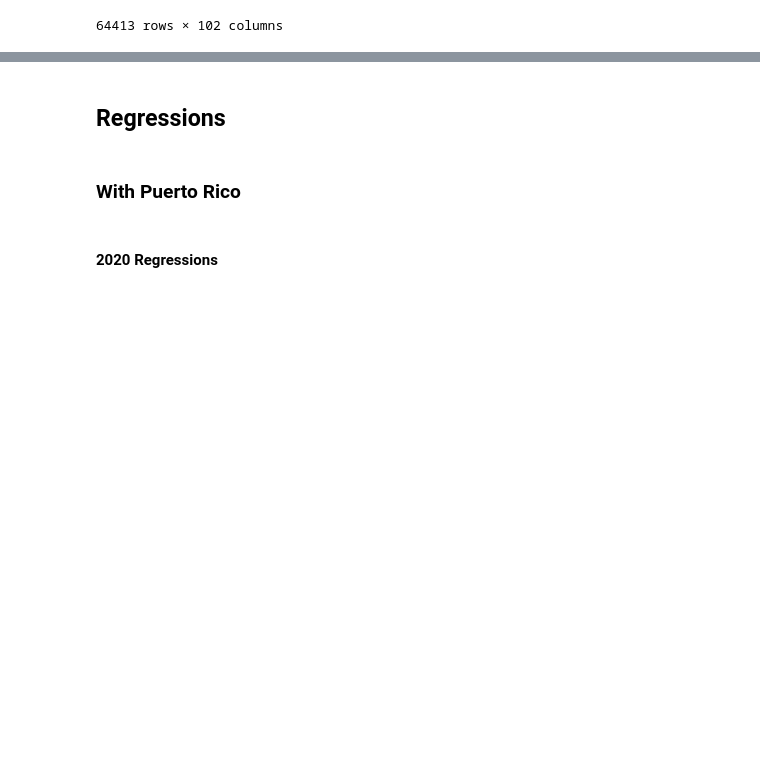
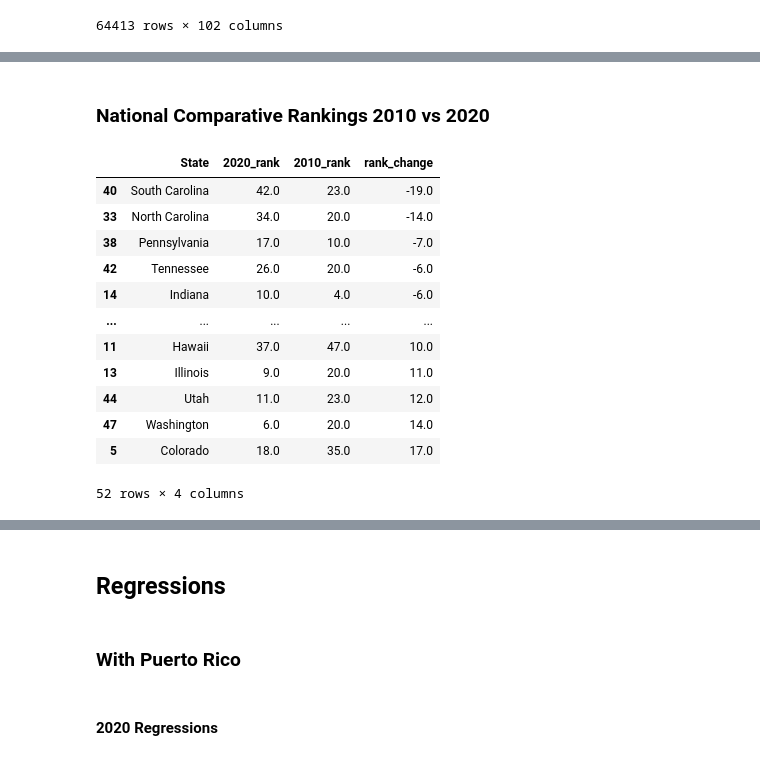
Before and after one commit to tdiffendal/USAT, a Jupyter notebook: Copy_of_census_responses.ipynb, the cells around one changed output, grey strips where cells are left out. Drawn from its saved outputs; the diff is of its cells as text; code cells hidden in the pictures; blank space fills up the shorter version.

```diff
--- a/Copy_of_census_responses.ipynb
+++ b/Copy_of_census_responses.ipynb
@@ -446,12 +436,9 @@ df5 #puerto rico loses the most tracts at 5.7%
 | Wisconsin | 1201 | 1190 | 11 | 0.915903 |
 | Wyoming | 100 | 99 | 1 | 1.000000 |
 # %%
-#Df column names for reference
-#dflist = df.columns.tolist()
-#dflist
-
 #return column size
-pd.set_option('display.max_columns', 20)
+pd.set_option('display.max_columns', 15)
+pd.set_option('display.max_row', 50)
 
 #print df with no nas
 #df.to_csv("all_rates_demos_merged.csv")
@@ -462,32 +467,45 @@ df
+# %% [markdown]
+### National Comparative Rankings 2010 vs 2020
 # %%
 # Average difference between current state rates and 2010 state rates as of 6/15/20
 #takes a while to run so commented out
 #df.mean(axis=0)['10_20_state_difference']
 
 #average 2020 response rate across states?
-states_merged.mean(axis=0)['2020_state_rate']
+states.mean(axis=0)['2020_state_rate']
 
 #assign ranks to states based on comparative response rate
-states_merged['2020_rank'] = states_merged['2020_state_rate'].rank(method='max', ascending=False)
-states_merged['2010_rank'] = states_merged['2010_state_rate'].rank(method='max', ascending=False)
+states['2020_rank'] = states['2020_state_rate'].rank(method='max', ascending=False)
+states['2010_rank'] = states['2010_state_rate'].rank(method='max', ascending=False)
 
 #pull ranks into separate dataframe
-state_ranks = states_merged[['State', '2020_rank', '2010_rank']].sort_values(by='2020_rank')
+state_ranks = states[['State', '2020_rank', '2010_rank']].sort_values(by='2020_rank')
 
 #show change in rank from 2010 to 2020
 #negative number means a state has a lower 2020 response rate and has gone down in rankings
 state_ranks['rank_change'] = state_ranks['2010_rank'] - state_ranks['2020_rank']
 state_ranks.sort_values(by='rank_change', ascending=True)
 
 #see how many states only changed 2 or fewer positions
 #small_change = state_ranks[state_ranks.rank_change.between(-2, 2, inclusive=True)].sort_values(by='rank_change')
 #small_change
 #16 states have stayed ~similar in the rankings, and this seems to impact
 #states with both high and low response rates
 #small_change.mean(axis=0)['2020_rank']
-#states_merged['2010_state_rate'].mean()   #72.83%
-df['2010_state_rate'].mean()
-#df['2010_tract_rate'].mean()  #67.79%
+# %% [output]
+|  | State | 2020_rank | 2010_rank | rank_change |
+| 40 | South Carolina | 42.0 | 23.0 | -19.0 |
+| 33 | North Carolina | 34.0 | 20.0 | -14.0 |
+| 38 | Pennsylvania | 17.0 | 10.0 | -7.0 |
+| 42 | Tennessee | 26.0 | 20.0 | -6.0 |
+| 14 | Indiana | 10.0 | 4.0 | -6.0 |
+| ... | ... | ... | ... | ... |
+| 11 | Hawaii | 37.0 | 47.0 | 10.0 |
+| 13 | Illinois | 9.0 | 20.0 | 11.0 |
+| 44 | Utah | 11.0 | 23.0 | 12.0 |
+| 47 | Washington | 6.0 | 20.0 | 14.0 |
+| 5 | Colorado | 18.0 | 35.0 | 17.0 |
+52 rows × 4 columns
 # %%
 df.groupby('State').mean().sort_values(by='2020_state_rate', ascending=False)
 df.mean(axis=0)['2020_state_rate']
```
Also changed, not shown: parts of 44 cells of this notebook.
